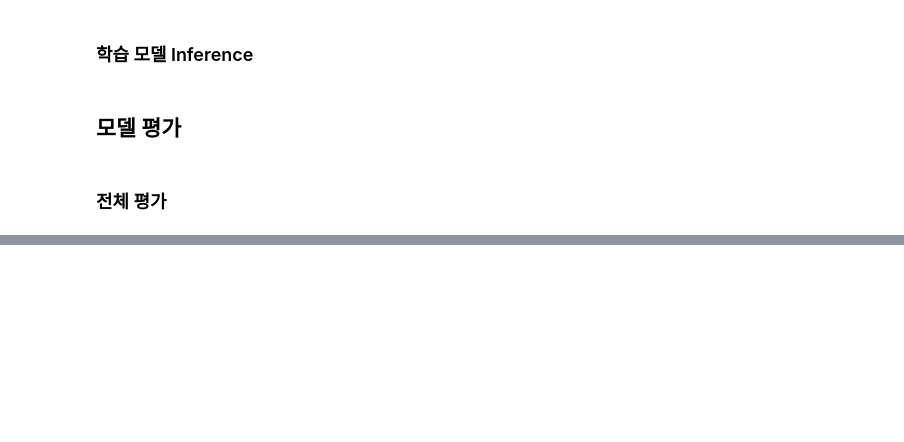
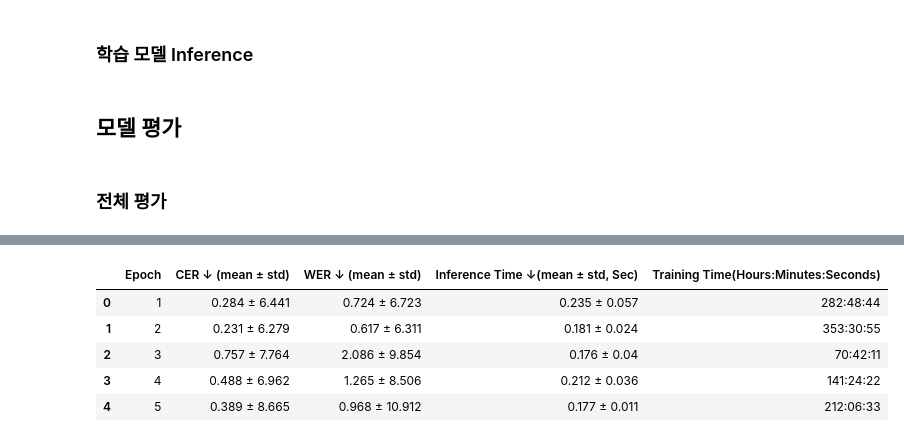
Before and after one commit to dablro12/Kor_Med_Speech_to_Text, a Jupyter notebook: notebook/4_eval.ipynb, the cells around one changed output, grey strips where cells are left out. Saved outputs shown, nothing was run; the diff lists cells and outputs as text; code cells hidden in the pictures; blank space fills up the shorter version.

```diff
--- a/notebook/4_eval.ipynb
+++ b/notebook/4_eval.ipynb
@@ -172,3 +176,36 @@ Metrics dataframe saved to /workspace/results/omniasr_inference/omniasr_ctc/omni
+# %%
+all_df = all_df.sort_values(by='model_name', ascending=True)
+
+import datetime
+
+def seconds_to_h_m_s(seconds):
+    # Converts seconds to HH:MM:SS, never shows days!
+    seconds = int(seconds)
+    hours = seconds // 3600
+    minutes = (seconds % 3600) // 60
+    seconds_left = seconds % 60
+    return f"{hours:02}:{minutes:02}:{seconds_left:02}"
+
+# Extract training time in seconds and convert to HH:MM:SS format (never with days)
+training_seconds = [int(name.split("-")[-1]) for name in all_df["model_name"]]
+training_hms = [seconds_to_h_m_s(sec) for sec in training_seconds]
+
+# 컬럼 재정의 및 데이터 생성
+display_df = pd.DataFrame({
+    "Epoch": range(1, len(all_df)+1),
+    "CER ↓ (mean ± std)": all_df["cer_mean"].round(3).astype(str) + " ± " + all_df["cer_std"].round(3).astype(str),
+    "WER ↓ (mean ± std)": all_df["wer_mean"].round(3).astype(str) + " ± " + all_df["wer_std"].round(3).astype(str),
+    "Inference Time ↓(mean ± std, Sec)": all_df["inference_time_sec_mean"].round(3).astype(str) + " ± " + all_df["inference_time_sec_std"].round(3).astype(str),
+    "Training Time(Hours:Minutes:Seconds)": training_hms
+})
+display_df
+# %% [output]
+|  | Epoch | CER ↓ (mean ± std) | WER ↓ (mean ± std) | Inference Time ↓(mean ± std, Sec) | Training Time(Hours:Minutes:Seconds) |
+| 0 | 1 | 0.284 ± 6.441 | 0.724 ± 6.723 | 0.235 ± 0.057 | 282:48:44 |
+| 1 | 2 | 0.231 ± 6.279 | 0.617 ± 6.311 | 0.181 ± 0.024 | 353:30:55 |
+| 2 | 3 | 0.757 ± 7.764 | 2.086 ± 9.854 | 0.176 ± 0.04 | 70:42:11 |
+| 3 | 4 | 0.488 ± 6.962 | 1.265 ± 8.506 | 0.212 ± 0.036 | 141:24:22 |
+| 4 | 5 | 0.389 ± 8.665 | 0.968 ± 10.912 | 0.177 ± 0.011 | 212:06:33 |
 # %%
 import datetime
 
```
Also changed, not shown: parts of 3 cells of this notebook, 17 other files.
